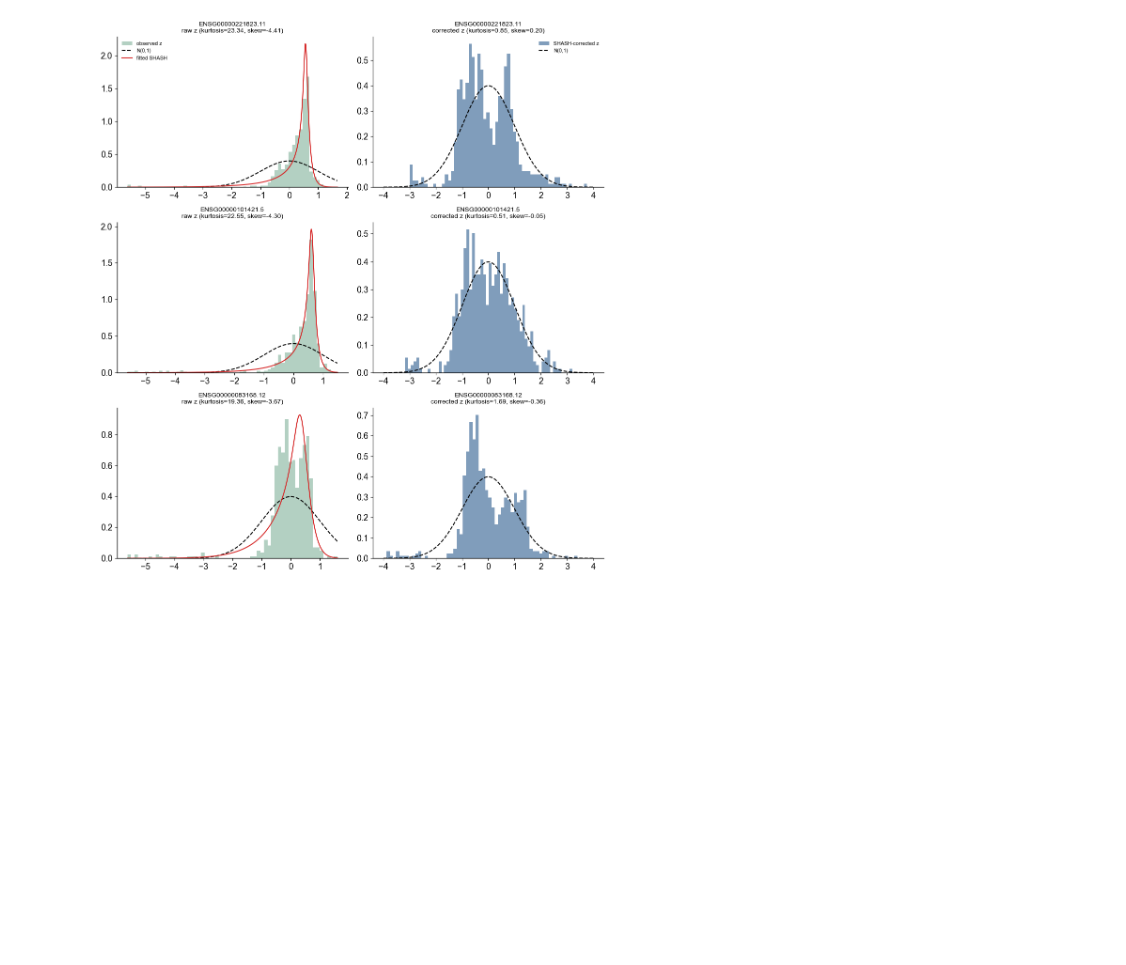
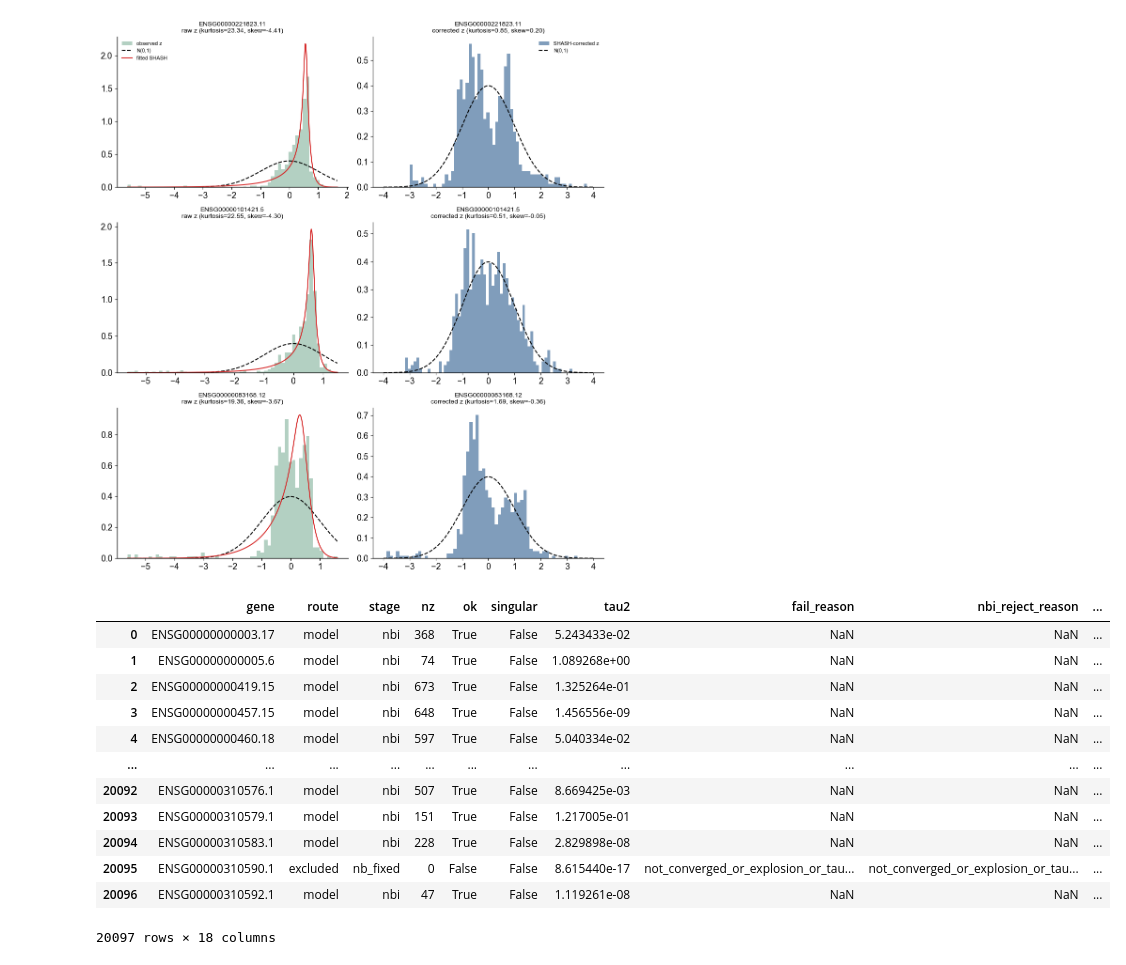
Before and after one commit to jmj3078/cfRNA_Disentaglement, a Jupyter notebook: MixedEffectsModeling/insample_analysis.ipynb, the cells around one changed output. Saved outputs shown, nothing was run; the diff lists cells and outputs as text; code cells hidden in the pictures; blank space fills up the shorter version.

```diff
--- a/MixedEffectsModeling/insample_analysis.ipynb
+++ b/MixedEffectsModeling/insample_analysis.ipynb
@@ -467,3 +467,19 @@ plt.tight_layout()
 plt.show()
 # %% [output]
 [figure]
+# %%
+summ
+# %% [output]
+|  | gene | route | stage | nz | ok | singular | tau2 | fail_reason | nbi_reject_reason | ... |
+| 0 | ENSG00000000003.17 | model | nbi | 368 | True | False | 5.243433e-02 | NaN | NaN | ... |
+| 1 | ENSG00000000005.6 | model | nbi | 74 | True | False | 1.089268e+00 | NaN | NaN | ... |
+| 2 | ENSG00000000419.15 | model | nbi | 673 | True | False | 1.325264e-01 | NaN | NaN | ... |
+| 3 | ENSG00000000457.15 | model | nbi | 648 | True | False | 1.456556e-09 | NaN | NaN | ... |
+| 4 | ENSG00000000460.18 | model | nbi | 597 | True | False | 5.040334e-02 | NaN | NaN | ... |
+| ... | ... | ... | ... | ... | ... | ... | ... | ... | ... | ... |
+| 20092 | ENSG00000310576.1 | model | nbi | 507 | True | False | 8.669425e-03 | NaN | NaN | ... |
+| 20093 | ENSG00000310579.1 | model | nbi | 151 | True | False | 1.217005e-01 | NaN | NaN | ... |
+| 20094 | ENSG00000310583.1 | model | nbi | 228 | True | False | 2.829898e-08 | NaN | NaN | ... |
+| 20095 | ENSG00000310590.1 | excluded | nb_fixed | 0 | False | False | 8.615440e-17 | not_converged_or_explosion_or_tau... | not_converged_or_explosion_or_tau... | ... |
+| 20096 | ENSG00000310592.1 | model | nbi | 47 | True | False | 1.119261e-08 | NaN | NaN | ... |
+20097 rows × 18 columns
```
Also changed, not shown: 4 other files.
